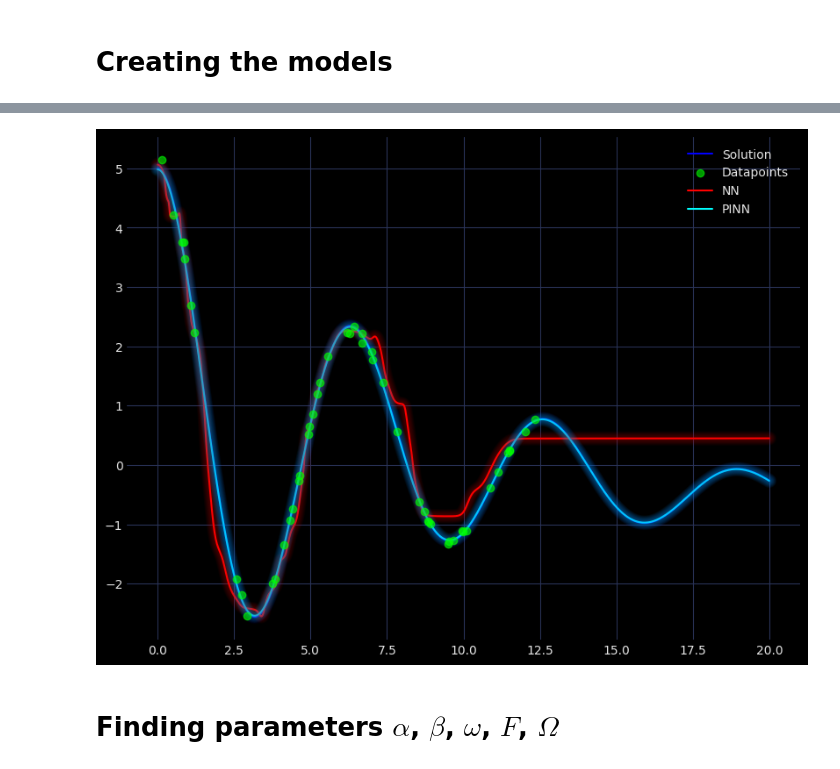
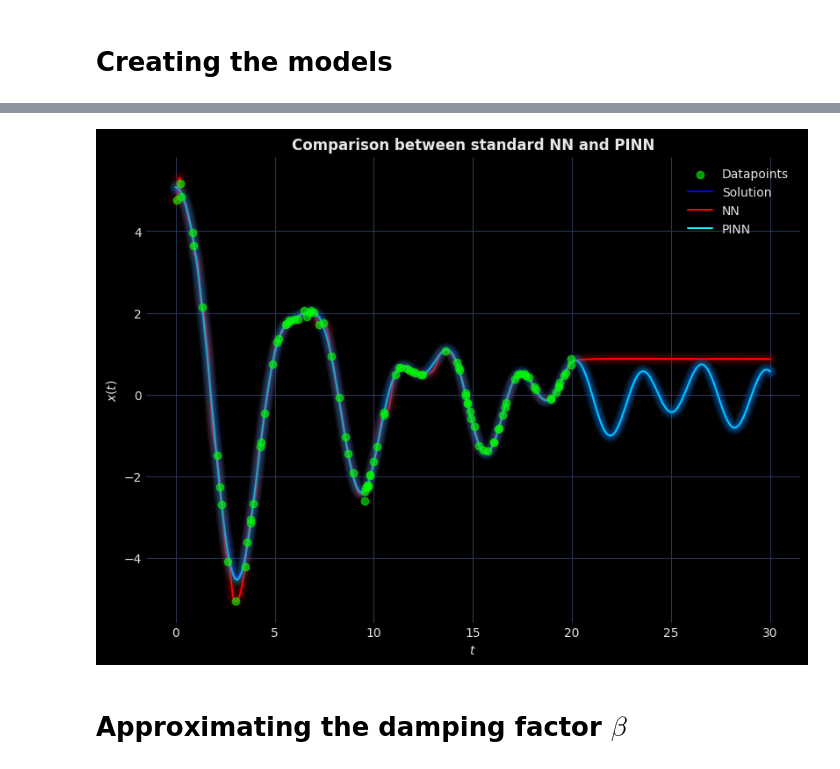
Before and after one commit to Yolonek/MachineLearningApplications, a Jupyter notebook: 8.PINN/8.1-HarmonicOscillator.ipynb, the cells around one changed output, grey strips where cells are left out. Cells and saved outputs as stored; diff of their text form; code cells hidden in the pictures.

Commit message:
pinns

```diff
--- a/8.PINN/8.1-HarmonicOscillator.ipynb
+++ b/8.PINN/8.1-HarmonicOscillator.ipynb
@@ -28,6 +26,6 @@ $\displaystyle \alpha \frac{d^{2}}{d t^{2}} x{\left(t \right)} + \beta \frac{d}{
 # %%
-alpha_val, beta_val, omega_val, F_val, Omega_val = 1, sp.Rational(1, 4), 1, 0.5, 0.15
+beta_val, omega_val, F_val, Omega_val = sp.Rational(1, 4), 1, 2, 2
 beta_val_float = 1/4
-x_eq = diff_eq.subs([(alpha, alpha_val), (beta, beta_val), (omega, omega_val), (F, F_val), (Omega, Omega_val)])
+x_eq = diff_eq.subs([(beta, beta_val), (omega, omega_val), (F, F_val), (Omega, Omega_val)])
 x_eq
 # %% [output]
@@ -92,15 +94,16 @@ class ModularNeuralNetwork(nn.Module):
     def forward(self, x: torch.Tensor) -> torch.Tensor:
         return self.layers(x)
 # %%
-X = torch.tensor(datapoints['t'], dtype=torch.float32).unsqueeze(dim=1)
-y = torch.tensor(datapoints['x'], dtype=torch.float32).unsqueeze(dim=1)
-epochs = 10000
-learning_rate = 0.01
-hidden_layers = 100, 100, 100
+device = torch.device('cuda' if torch.cuda.is_available() else 'cpu')
+X = torch.tensor(datapoints['t'], dtype=torch.float32).unsqueeze(dim=1).to(device)
+y = torch.tensor(datapoints['x'], dtype=torch.float32).unsqueeze(dim=1).to(device)
+epochs = 15000
+learning_rate = 0.005
+hidden_layers = 200, 200, 200
 NN = ModularNeuralNetwork(input_size=1,
                           output_size=1,
                           layer_sizes=hidden_layers,
-                          activation_function=nn.Tanh())
+                          activation_function=nn.Tanh()).to(device)
 optimizer = torch.optim.Adam(NN.parameters(), lr=learning_rate)
 criterion = nn.MSELoss()
 loss_array_nn = np.zeros(epochs)
@@ -128,10 +136,12 @@ Loss: 0.0050176759250462055
 # %%
 with plt.style.context('cyberpunk'):
     figure, axes = plt.subplots(1, 1, layout='constrained', figsize=(8, 6))
+    axes.scatter(datapoints['t'], datapoints['x'], color='lime', label='Datapoints', zorder=10, alpha=0.6)
     axes.plot(t_values, oscillator_function(t_values), color='blue', label='Solution')
-    axes.scatter(datapoints['t'], datapoints['x'], color='lime', label='Datapoints', zorder=10, alpha=0.6)
     t_val_tensor = torch.tensor(t_values, dtype=torch.float32).unsqueeze(dim=1)
-    axes.plot(t_val_tensor, NN(t_val_tensor).detach(), color='red', label='NN')
+    axes.plot(t_val_tensor, NN(t_val_tensor.cuda()).cpu().detach(), color='red', label='NN')
     axes.legend()
-    enhance_plot(figure, axes)
+    axes.set(xlabel='$t$', ylabel='$x(t)$',
+             title='Comparison between exact solution and standard neural netork')
+    enhance_plot(figure, axes, glow=True)
 # %% [output]
@@ -139,15 +149,15 @@ with plt.style.context('cyberpunk'):
 # %%
-X = torch.tensor(datapoints['t'], dtype=torch.float32).unsqueeze(dim=1)
-y = torch.tensor(datapoints['x'], dtype=torch.float32).unsqueeze(dim=1)
-X_physics = torch.from_numpy(t_values).to(torch.float32).unsqueeze(dim=1).requires_grad_(True)
-epochs = 20000
+X = torch.tensor(datapoints['t'], dtype=torch.float32).unsqueeze(dim=1).to(device)
+y = torch.tensor(datapoints['x'], dtype=torch.float32).unsqueeze(dim=1).to(device)
+X_physics = torch.from_numpy(t_values).to(torch.float32).unsqueeze(dim=1).requires_grad_(True).to(device)
+epochs = 25000
 learning_rate = 0.0005
 hidden_layers = 200, 200, 200
 physics_lambda = 10
 PINN = ModularNeuralNetwork(input_size=1,
                             output_size=1,
                             layer_sizes=hidden_layers,
-                            activation_function=nn.Tanh())
+                            activation_function=nn.Tanh()).to(device)
 optimizer = torch.optim.Adam(PINN.parameters(), lr=learning_rate)
 criterion = nn.MSELoss()
 loss_array_pinn = np.zeros(epochs)
@@ -164,7 +174,7 @@ for epoch in range(epochs):
         dx, X_physics,
         grad_outputs=torch.ones_like(dx),
         create_graph=True)[0]
-    pde = ((omega_val) * y_physics) + (dx * beta_val_float) + (alpha_val * dx2) - (F_val * torch.cos(Omega_val * X_physics))
+    pde = ((omega_val) * y_physics) + (dx * beta_val_float) + dx2 - (F_val * torch.cos(Omega_val * X_physics))
     loss2 = physics_lambda * torch.mean(pde ** 2)
     loss = loss1 + loss2
     optimizer.zero_grad()
@@ -194,15 +204,17 @@ MSE Loss: 0.005230630747973919, Physics Loss: 0.0001378307497361675
 # %%
 with plt.style.context('cyberpunk'):
     figure, axes = plt.subplots(1, 1, layout='constrained', figsize=(8, 6))
+    axes.scatter(datapoints['t'], datapoints['x'], color='lime', label='Datapoints', zorder=10, alpha=0.6)
     axes.plot(t_values, oscillator_function(t_values), color='blue', label='Solution')
-    axes.scatter(datapoints['t'], datapoints['x'], color='lime', label='Datapoints', zorder=10, alpha=0.6)
     t_val_tensor = torch.tensor(t_values, dtype=torch.float32).unsqueeze(dim=1)
-    axes.plot(t_val_tensor, NN(t_val_tensor).detach(), color='red', label='NN')
-    axes.plot(t_val_tensor, PINN(t_val_tensor).detach(), color='cyan', label='PINN')
+    axes.plot(t_val_tensor, NN(t_val_tensor.cuda()).cpu().detach(), color='red', label='NN')
+    axes.plot(t_val_tensor, PINN(t_val_tensor.cuda()).cpu().detach(), color='cyan', label='PINN')
     axes.legend()
+    axes.set(xlabel='$t$', ylabel='$x(t)$',
+             title=f'Comparison between standard NN and PINN')
     enhance_plot(figure, axes, glow=True)
 # %% [output]
-[figure, old version]
+[figure, new version]
 # %% [markdown]
-# Finding parameters $\alpha$, $\beta$, $\omega$, $F$, $\Omega$
+# Approximating the damping factor $\beta$
 # %%
```
Also changed, not shown: parts of 20 cells of this notebook.
